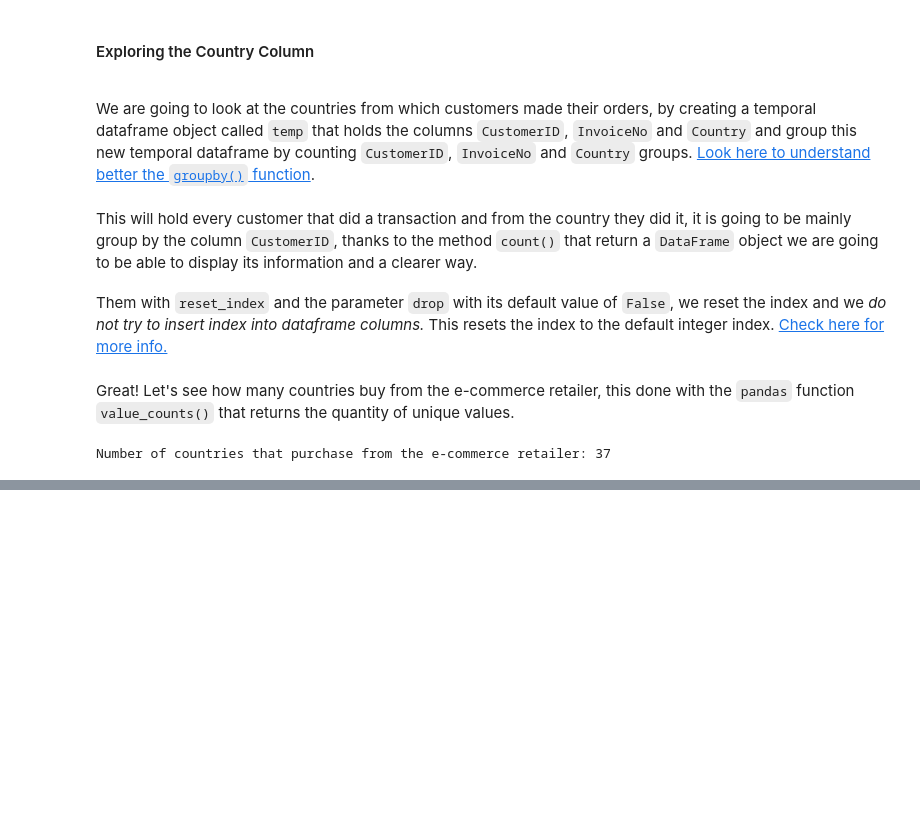
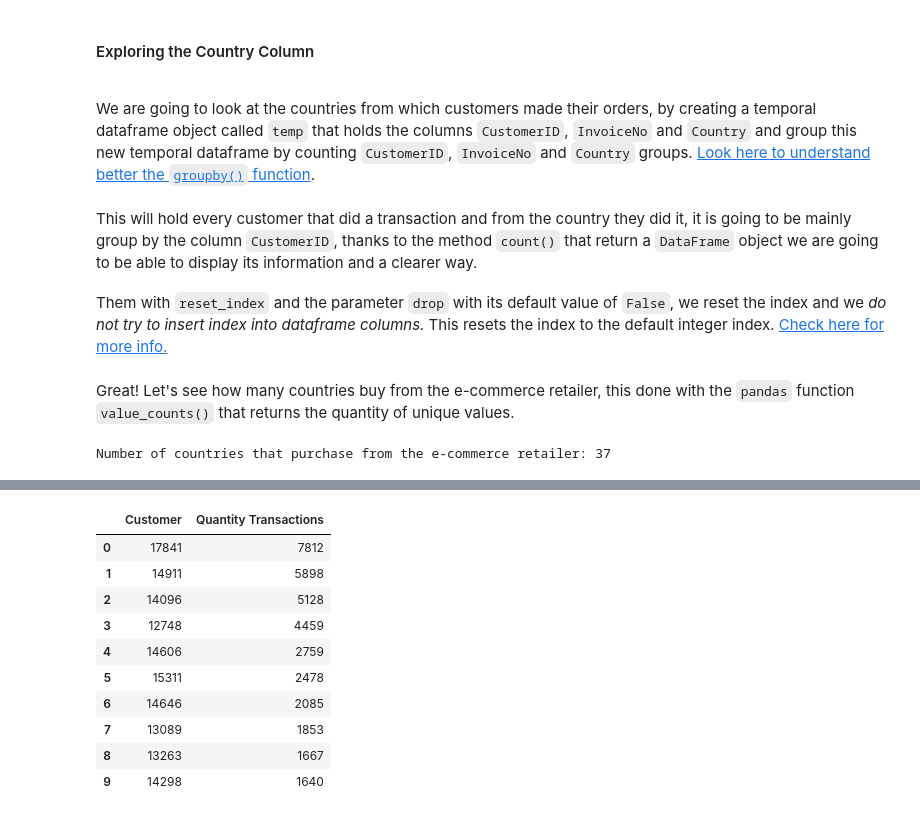
Before and after one commit to kleyersoma/E-Commerce_UK_Retailer_ML, a Jupyter notebook: e-commerce_uk_retailer_machine_learning_analysis.ipynb, the cells around one changed output, grey strips where cells are left out. Drawn from its saved outputs; the diff is of its cells as text; code cells hidden in the pictures; blank space fills up the shorter version.

```diff
--- a/e-commerce_uk_retailer_machine_learning_analysis.ipynb
+++ b/e-commerce_uk_retailer_machine_learning_analysis.ipynb
@@ -288,3 +334,20 @@ Name: CustomerID, Length: 4372, dtype: int64
+# %%
+CUSTOMERS, CUSTOMERS_TRANSC = np.unique(df['CustomerID'], return_counts=True)
+customers_transactions = pd.DataFrame({'Customer': CUSTOMERS, 'Quantity Transactions': CUSTOMERS_TRANSC})
+customers_transactions.sort_values(by='Quantity Transactions', ascending=False, inplace=True, ignore_index=True)
+customers_transactions.head(10)
+# %% [output]
+|  | Customer | Quantity Transactions |
+| 0 | 17841 | 7812 |
+| 1 | 14911 | 5898 |
+| 2 | 14096 | 5128 |
+| 3 | 12748 | 4459 |
+| 4 | 14606 | 2759 |
+| 5 | 15311 | 2478 |
+| 6 | 14646 | 2085 |
+| 7 | 13089 | 1853 |
+| 8 | 13263 | 1667 |
+| 9 | 14298 | 1640 |
 # %%
 !git add . e-commerce_uk_retailer_machine_learning_analysis.ipynb
 !git commit -m "Data Preparation rename to Data Cleaning"
```
Also changed, not shown: parts of 21 cells of this notebook.
